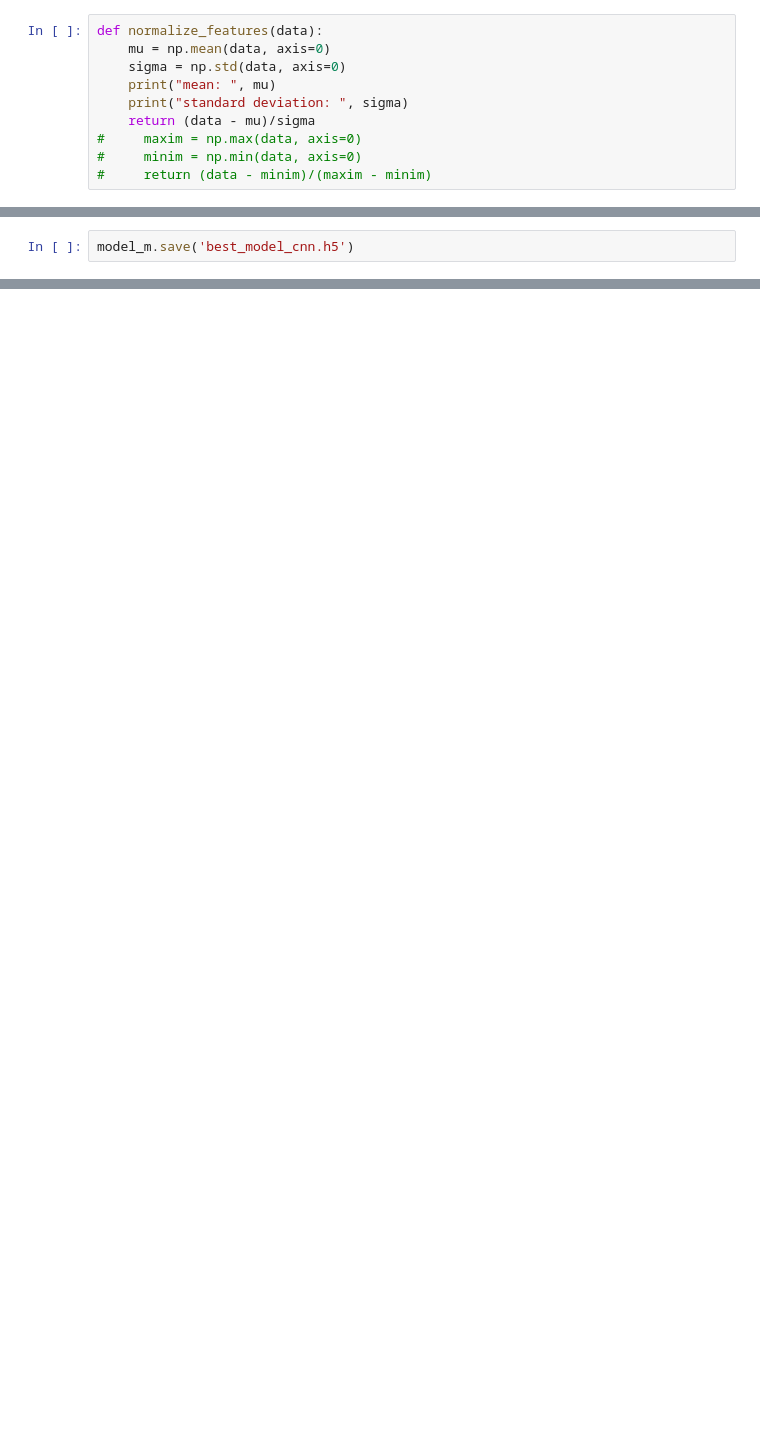
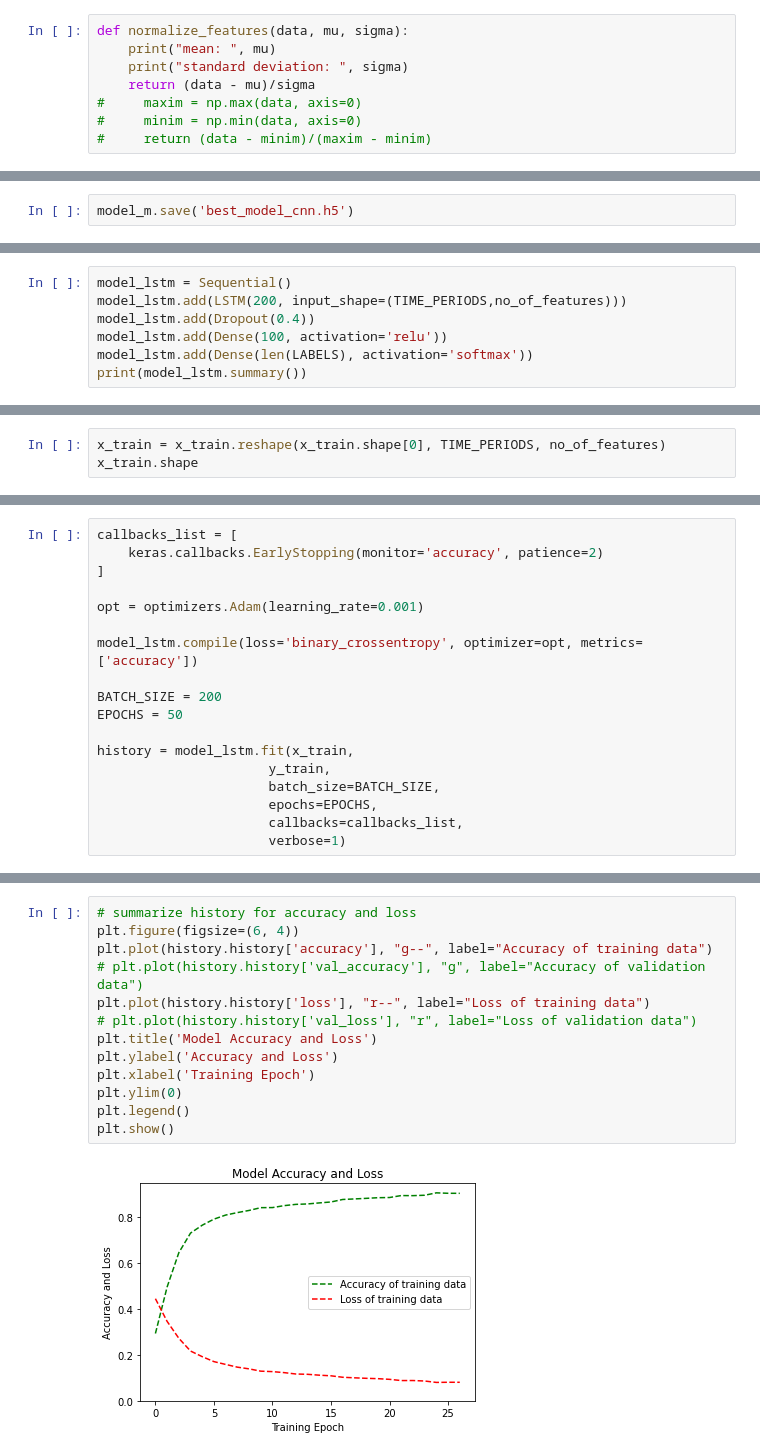
Before and after one commit to project-beyond-vision/software, a Jupyter notebook: ML/ML model.ipynb, the cells around one changed output, grey strips where cells are left out. Cells and saved outputs as stored; diff of their text form; blank space fills up the shorter version.

```diff
--- a/ML/ML model.ipynb
+++ b/ML/ML model.ipynb
@@ -108,7 +105,5 @@ See the caveats in the documentation: https://pandas.pydata.org/pandas-docs/stab
 # %%
-def normalize_features(data):
-    mu = np.mean(data, axis=0)
-    sigma = np.std(data, axis=0)
+def normalize_features(data, mu, sigma):
     print("mean: ", mu)
     print("standard deviation: ", sigma)
     return (data - mu)/sigma
@@ -489,0 +450,7 @@ model_m.save('best_model_cnn.h5')
+# %%
+model_lstm = Sequential()
+model_lstm.add(LSTM(200, input_shape=(TIME_PERIODS,no_of_features)))
+model_lstm.add(Dropout(0.4))
+model_lstm.add(Dense(100, activation='relu'))
+model_lstm.add(Dense(len(LABELS), activation='softmax'))
+print(model_lstm.summary())
@@ -489,0 +476,3 @@ model_m.save('best_model_cnn.h5')
+# %%
+x_train = x_train.reshape(x_train.shape[0], TIME_PERIODS, no_of_features)
+x_train.shape
@@ -489,0 +481,18 @@ model_m.save('best_model_cnn.h5')
+# %%
+callbacks_list = [
+    keras.callbacks.EarlyStopping(monitor='accuracy', patience=2)
+]
+
+opt = optimizers.Adam(learning_rate=0.001)
+
+model_lstm.compile(loss='binary_crossentropy', optimizer=opt, metrics=['accuracy'])
+
+BATCH_SIZE = 200
+EPOCHS = 50
+
+history = model_lstm.fit(x_train,
+                      y_train,
+                      batch_size=BATCH_SIZE,
+                      epochs=EPOCHS,
+                      callbacks=callbacks_list,
+                      verbose=1)
@@ -489,0 +517,15 @@ model_m.save('best_model_cnn.h5')
+# %%
+# summarize history for accuracy and loss
+plt.figure(figsize=(6, 4))
+plt.plot(history.history['accuracy'], "g--", label="Accuracy of training data")
+# plt.plot(history.history['val_accuracy'], "g", label="Accuracy of validation data")
+plt.plot(history.history['loss'], "r--", label="Loss of training data")
+# plt.plot(history.history['val_loss'], "r", label="Loss of validation data")
+plt.title('Model Accuracy and Loss')
+plt.ylabel('Accuracy and Loss')
+plt.xlabel('Training Epoch')
+plt.ylim(0)
+plt.legend()
+plt.show()
+# %% [output]
+[figure, added]
```
Also changed, not shown: parts of 48 cells of this notebook, 5 other files.
